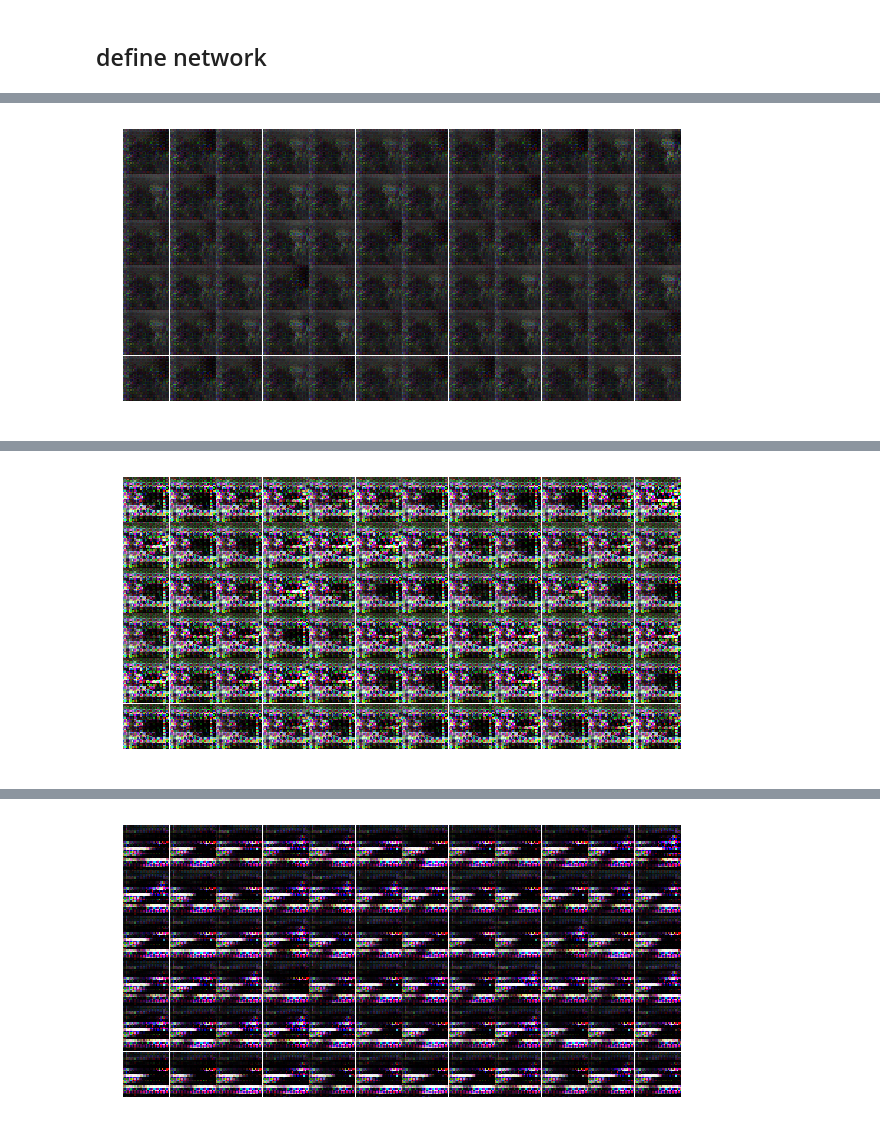
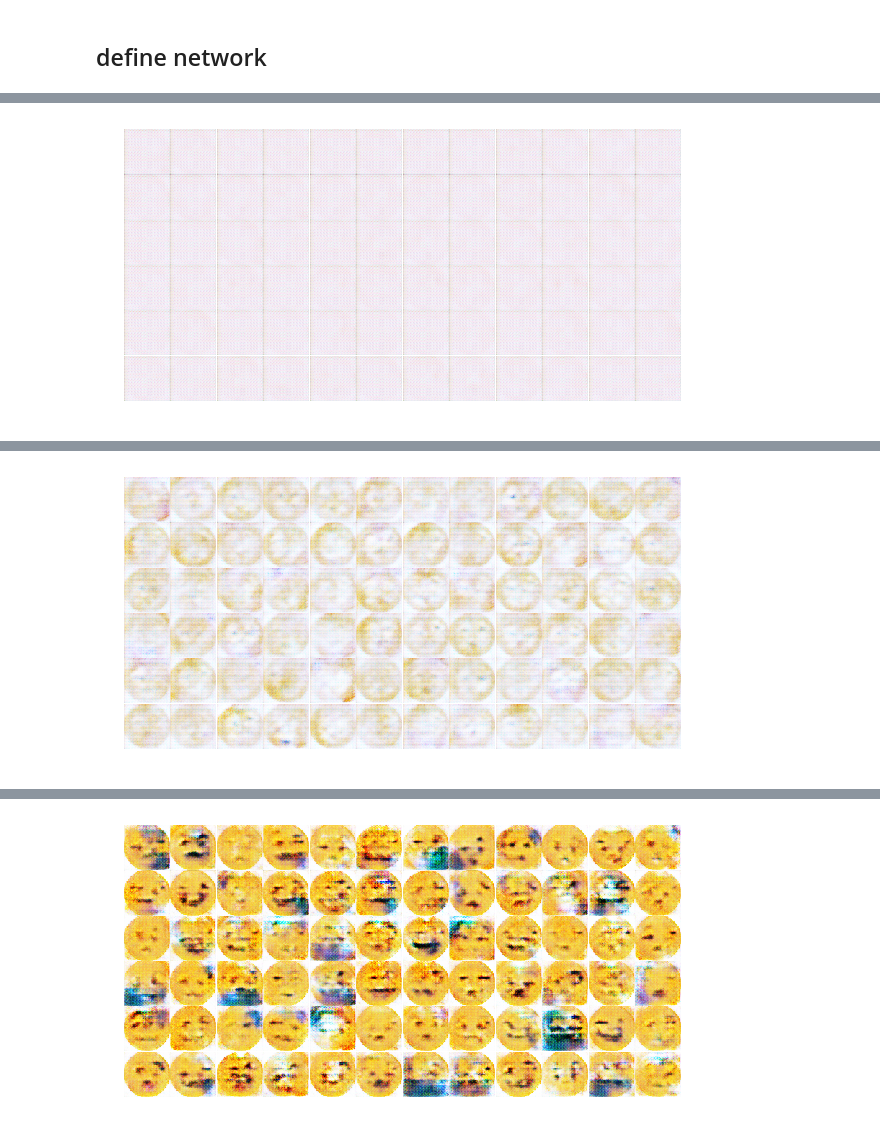
Before and after one commit to kopytjuk/deep-emoji-gan, a Jupyter notebook: Smiley_Generator.ipynb, the cells around one changed output, grey strips where cells are left out. Cells and saved outputs as stored; diff of their text form; code cells hidden in the pictures.

```diff
--- a/Smiley_Generator.ipynb
+++ b/Smiley_Generator.ipynb
@@ -196,17 +199,17 @@ def generator(z, output_dim, reuse=False, alpha=0.2, is_train=True):
         fc = tf.layers.dense(inputs=z, units=8*8*1024, activation=None)
         conv1 = tf.reshape(fc, shape=(-1, 8, 8, 1024))
         conv1 = tf.layers.batch_normalization(inputs=conv1, training=is_train)
-        conv1 = tf.maximum(conv1, alpha*conv1)
+        conv1 = tf.nn.relu(conv1)
         # > 8*8
 
         conv2 = tf.layers.conv2d_transpose(inputs=conv1, filters=128, kernel_size=5, strides=2, padding='SAME', activation=None)
         conv2 = tf.layers.batch_normalization(inputs=conv2, training=is_train)
-        conv2 = tf.maximum(conv2, alpha*conv2)
+        conv2 = tf.nn.relu(conv2)
         # > 16*16
 
         conv3 = tf.layers.conv2d_transpose(inputs=conv2, filters=256, kernel_size=5, strides=2, padding='SAME', activation=None)
         conv3 = tf.layers.batch_normalization(inputs=conv3, training=is_train)
-        conv3 = tf.maximum(conv3, alpha*conv3)
+        conv3 = tf.nn.relu(conv3)
         # > 32*32
 
         # Output layer, 64*64
@@ -221,20 +224,20 @@ def discriminator(x, reuse=False, alpha=0.01):
     with tf.variable_scope('discriminator', reuse=reuse):
         # Input layer is 64*64
         conv1 = tf.layers.conv2d(inputs=x, filters=64, kernel_size=5, strides=2, padding='SAME', activation=None, kernel_initializer=tf.contrib.layers.xavier_initializer())
-        conv1 = tf.maximum(conv1, alpha*conv1)
+        conv1 = tf.nn.relu(conv1)
         # > 32*32
 
         conv2 = tf.layers.conv2d(inputs=conv1, filters=256, kernel_size=5, strides=2, padding='SAME', activation=None)
         conv2 = tf.layers.batch_normalization(inputs=conv2, training=True)
-        conv2 = tf.maximum(conv2, alpha*conv2)
+        conv2 = tf.nn.relu(conv2)
         # > 16*16
 
         conv3 = tf.layers.conv2d(inputs=conv2, filters=1024, kernel_size=5, strides=2, padding='SAME', activation=None)
         conv3 = tf.layers.batch_normalization(inputs=conv3, training=True)
-        conv3 = tf.maximum(conv3, alpha*conv3)
+        conv3 = tf.nn.relu(conv3)
         # > 8*8
 
-        flat = tf.reshape(conv2, (-1, 8*8*1024))
+        flat = tf.reshape(conv3, (-1, 8*8*1024))
         logits = tf.layers.dense(inputs=flat, units=1, activation=None)
         out = tf.sigmoid(logits)
 
@@ -302,7 +305,7 @@ def view_samples(epoch, samples, nrows, ncols, figsize=(5,5)):
                              sharey=True, sharex=True)
     for ax, img in zip(axes.flatten(), samples[epoch]):
         ax.axis('off')
-        img = (unscale(img)).astype(np.uint8)
+        img = unscale(img)
         im = ax.imshow(img, aspect='equal')
 
     plt.subplots_adjust(wspace=0, hspace=0)
@@ -360,14 +363,14 @@ def train(net, images, epochs, batch_size, print_every=10, show_every=30, figsiz
 real_size = (64,64,3)
 z_size = 128
 learning_rate_d = 0.0003
-learning_rate_g = 0.001
+learning_rate_g = 0.0003
 batch_size = 32
-epochs = 5000
+epochs = 1000
 beta1 = 0.5
 
 # Create the network
 net = GAN(real_size, z_size, learning_rate_d, learning_rate_g, beta1=beta1)
 # %%
 # Load the data and train the network here
-losses, samples = train(net, images, epochs, batch_size, print_every=30, show_every=800, figsize=(10,5))
+losses, samples = train(net, images, epochs, batch_size, print_every=30, show_every=100, figsize=(10,5))
 # %% [output]
@@ -391 +380 @@ Epoch 780/5000... Discriminator Loss: 0.3273... Generator Loss: 14.2883
-[figure, old version]
+[figure, new version]
@@ -409 +384 @@ Epoch 1590/5000... Discriminator Loss: 0.3264... Generator Loss: 13.9112
-[figure, old version]
+[figure, new version]
@@ -427 +389 @@ Epoch 2400/5000... Discriminator Loss: 0.3255... Generator Loss: 10.2435
-[figure, old version]
+[figure, new version]
```
Also changed, not shown: parts of 11 cells of this notebook.
